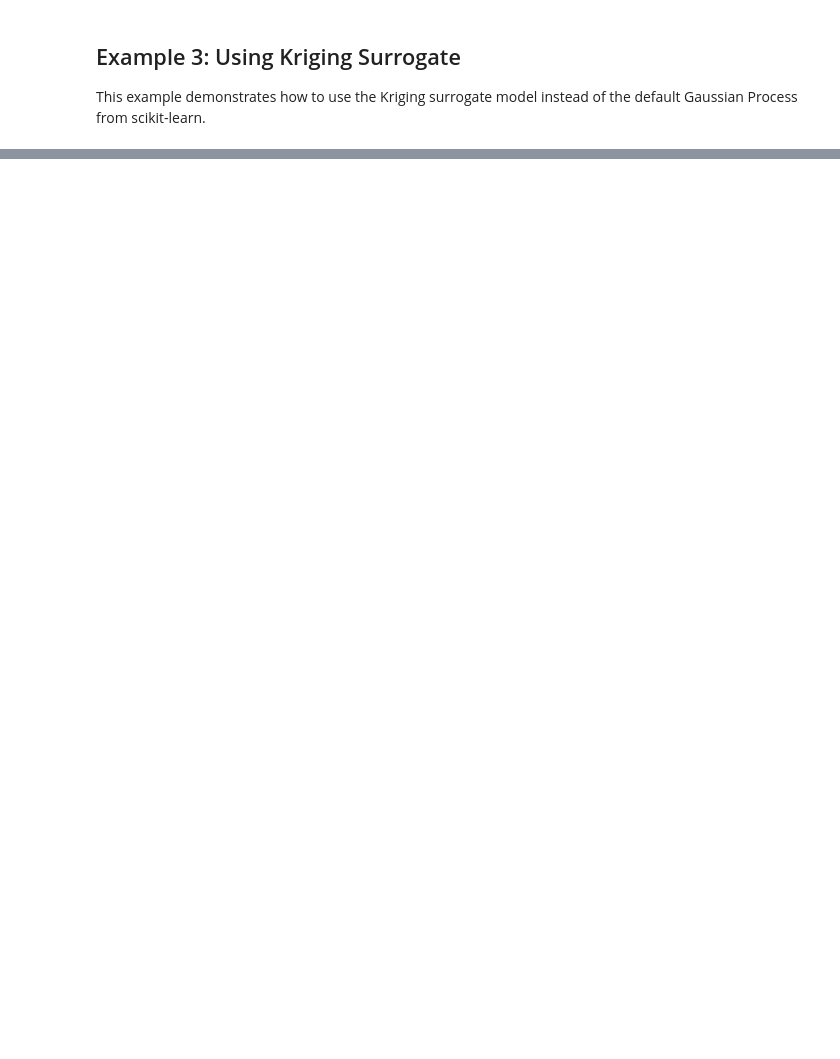
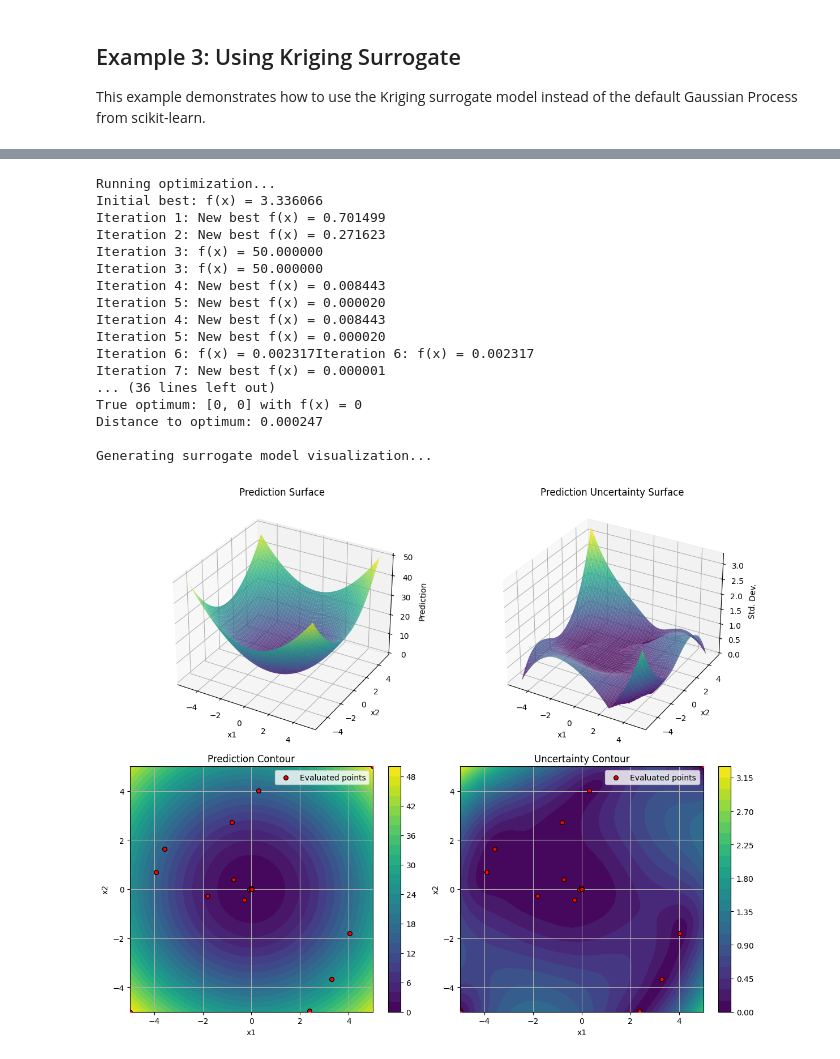
Before and after one commit to sequential-parameter-optimization/spotoptim, a Jupyter notebook: notebooks/demos.ipynb, the cells around one changed output, grey strips where cells are left out. Cells and saved outputs as stored; diff of their text form; code cells hidden in the pictures; blank space fills up the shorter version.

```diff
--- a/notebooks/demos.ipynb
+++ b/notebooks/demos.ipynb
@@ -233,0 +286,66 @@ print("="*60)
+# %%
+import numpy as np
+import matplotlib.pyplot as plt
+from spotoptim import SpotOptim
+
+# Define a 2D sphere function
+def sphere_2d(X):
+    """Simple 2D sphere function: f(x) = x1^2 + x2^2"""
+    X = np.atleast_2d(X)
+    return np.sum(X**2, axis=1)
+
+# Set up the optimization problem
+bounds = [(-5, 5), (-5, 5)]
+
+# Create optimizer with limited iterations to see exploration
+optimizer = SpotOptim(
+    fun=sphere_2d,
+    bounds=bounds,
+    max_iter=15,
+    n_initial=8,
+    acquisition='ei',
+    seed=42,
+    verbose=True
+)
+
+# Run optimization
+print("Running optimization...")
+result = optimizer.optimize()
+
+print("\n" + "="*50)
+print("Optimization Results")
+print("="*50)
+print(f"Best point found: {result.x}")
+print(f"Best function value: {result.fun:.6f}")
+print(f"Number of function evaluations: {result.nfev}")
+print(f"True optimum: [0, 0] with f(x) = 0")
+print(f"Distance to optimum: {np.linalg.norm(result.x):.6f}")
+
+# Visualize the surrogate model
+print("\nGenerating surrogate model visualization...")
+optimizer.plot_surrogate(
+    i=0, j=1,
+    var_name=['x1', 'x2'],
+    add_points=True,
+    cmap='viridis',
+    show=True
+)
+# %% [output]
+Running optimization...
+Initial best: f(x) = 3.336066
+Iteration 1: New best f(x) = 0.701499
+Iteration 2: New best f(x) = 0.271623
+Iteration 3: f(x) = 50.000000
+Iteration 3: f(x) = 50.000000
+Iteration 4: New best f(x) = 0.008443
+Iteration 5: New best f(x) = 0.000020
+Iteration 4: New best f(x) = 0.008443
+Iteration 5: New best f(x) = 0.000020
+Iteration 6: f(x) = 0.002317Iteration 6: f(x) = 0.002317
+Iteration 7: New best f(x) = 0.000001
+... (36 lines left out)
+True optimum: [0, 0] with f(x) = 0
+Distance to optimum: 0.000247
+
+Generating surrogate model visualization...
+[figure, added]
```
Also changed, not shown: parts of 6 cells of this notebook, 7 other files.
